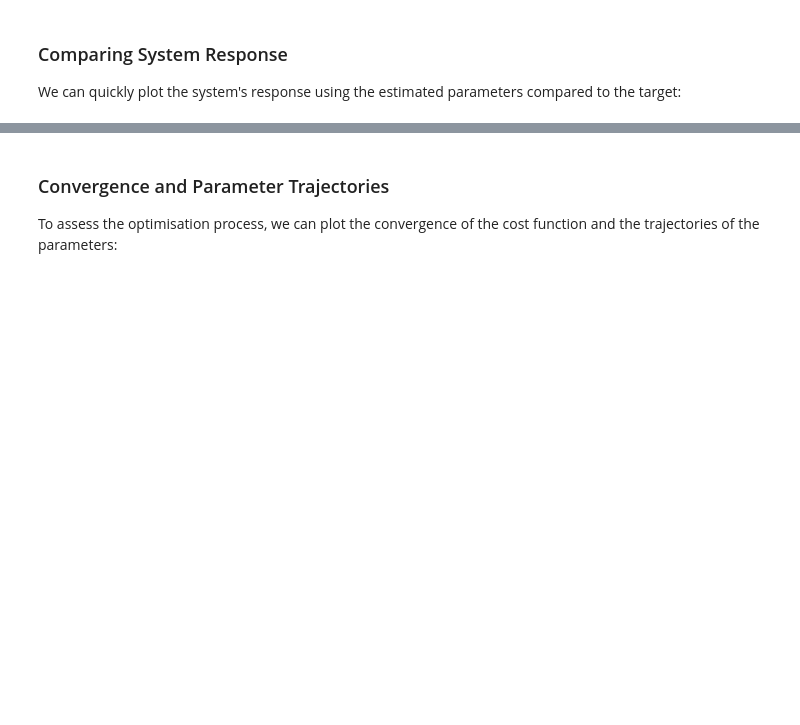
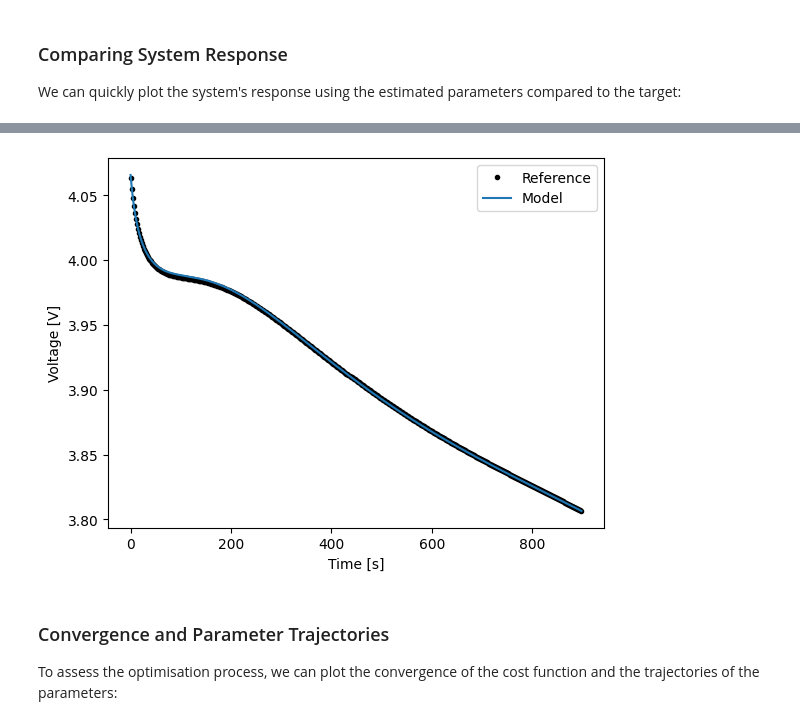
Before and after one commit to pybop-team/PyBOP, a Jupyter notebook: examples/notebooks/getting_started/adamw_identification.ipynb, the cells around one changed output, grey strips where cells are left out. Cells and saved outputs as stored; diff of their text form; code cells hidden in the pictures; blank space fills up the shorter version.

```diff
--- a/examples/notebooks/getting_started/adamw_identification.ipynb
+++ b/examples/notebooks/getting_started/adamw_identification.ipynb
@@ -49,14 +49,17 @@ model = pybop.lithium_ion.SPM(parameter_set=parameter_set)
 We can then simulate the model using the `predict` method, with a default constant current to generate voltage data.
 # %%
 t_eval = np.arange(0, 900, 2)
-values = model.predict(t_eval=t_eval)
+sim = pybamm.Simulation(model, parameter_values=parameter_set)
+sol = sim.solve(t_eval=t_eval)
+voltage = sol["Voltage [V]"](t_eval)
+current = sol["Current [A]"](t_eval)
 # %% [markdown]
 ### Adding Noise to Voltage Data
 
 To make the parameter estimation more realistic, we add Gaussian noise to the data.
 # %%
 sigma = 0.001
-corrupt_values = values["Voltage [V]"].data + np.random.normal(0, sigma, len(t_eval))
+corrupt_values = voltage.data + np.random.normal(0, sigma, len(t_eval))
 # %% [markdown]
 ## Identify the Parameters
 # %% [markdown]
@@ -69,7 +72,7 @@ The dataset for optimisation is composed of time, current, and the noisy voltage
 dataset = pybop.Dataset(
     {
         "Time [s]": t_eval,
-        "Current function [A]": values["Current [A]"].data,
+        "Current function [A]": current,
         "Voltage [V]": corrupt_values,
     }
 )
@@ -140,3 +164,31 @@ pybop.plot.problem(problem, problem_inputs=results.x, title="Optimised Compariso
+# %%
+# Create a pybamm input current function
+current_interpolant = pybamm.Interpolant(t_eval, current, pybamm.t, extrapolate=False)
+
+# Update parameter values with the optimized results, SOC, and current function
+identified_parameter_values = results.parameter_values
+identified_parameter_values.update({"Current function [A]": current_interpolant})
+
+# Create simulation with the identified parameters
+sim = pybamm.Simulation(model, parameter_values=identified_parameter_values)
+
+# Solve with the experiment and initial conditions
+sol = sim.solve(t_eval=t_eval)
+# %%
+# Ground truth
+plt.plot(t_eval, voltage, "k.", label="Reference")
+
+# PyBaMM solution
+t = sol.t
+v = sol["Battery voltage [V]"](t)
+
+plt.plot(t, v, label="Model")
+plt.xlabel("Time [s]")
+plt.ylabel("Voltage [V]")
+plt.legend()
+plt.show()
+# %% [output]
+[figure, added]
 # %% [markdown]
 ### Convergence and Parameter Trajectories
 
```
Also changed, not shown: parts of 8 cells of this notebook, 1 other file.
